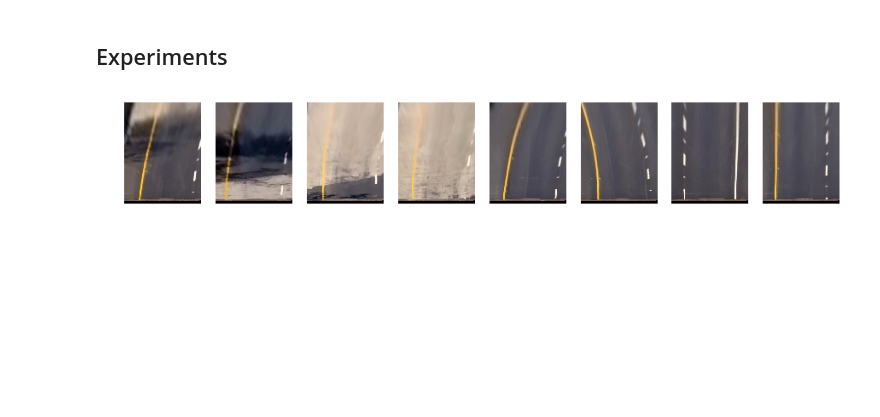
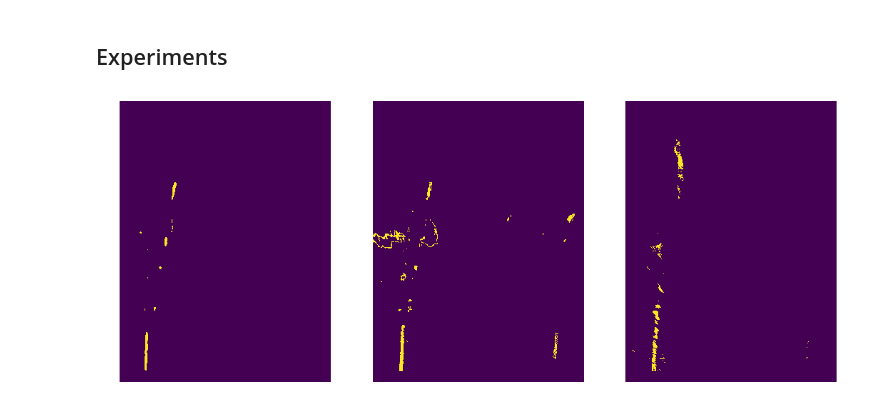
Before and after one commit to semeniuta/CarND-Advanced-Lane-Lines, a Jupyter notebook: advanced_lane_finding_proto.ipynb, the cells around one changed output. Drawn from its saved outputs; the diff is of its cells as text; code cells hidden in the pictures; blank space fills up the shorter version.

```diff
--- a/advanced_lane_finding_proto.ipynb
+++ b/advanced_lane_finding_proto.ipynb
@@ -103,9 +152,26 @@ cg = CompGraph(func_dict, func_io)
 # %%
 params = {
     'HLS_weights': [0, 0.7, 1.],
+    'S_from': 180,
+    'S_to': 250,
+    'H_from': 90,
+    'H_to': 100,
+    'wHLS_from': 220,
+    'wHLS_to': 250,
+    'S_sobel_x_from': 20, # 20
+    'S_sobel_x_to': 100, #60
+    'tssx_median_kernel': 11,
+    'close_kernel_for_tS': (3, 3),
+    'thresholded_images_weights': [
+#        3.,  # t_wHLS
+        11.,  # t_ssx_median
+        7., # ts_closed
+        5.  # t_H
+    ]
 }
 
 runner = CompGraphRunner(cg, frozen_tokens=params)
+runner.run(image=warped_images[1])
 
 nxpd.draw(runner.token_manager.to_networkx())
 # %% [output]
@@ -119,10 +179,10 @@ S_sobely = lanelines.scale_image_255( lanelines.sobel_y(runner['S']) )
 # %% [markdown]
 ## Experiments
 # %%
-plt.figure(figsize=(15, 5))
-for i, wim in enumerate(warped_images):
-    plt.subplot(1, 8, i+1)
-    plt.imshow( cv2.cvtColor(wim, cv2.COLOR_BGR2RGB) )
+plt.figure(figsize=(18, 8))
+for i, im in enumerate( runner['thresholded_images'] ):
+    plt.subplot(1, len(runner['thresholded_images']), i+1)
     plt.axis('off')
+    plt.imshow(im)
 # %% [output]
-[figure, old version]
+[figure, new version]
```
Also changed, not shown: parts of 19 cells of this notebook, 2 other files.
